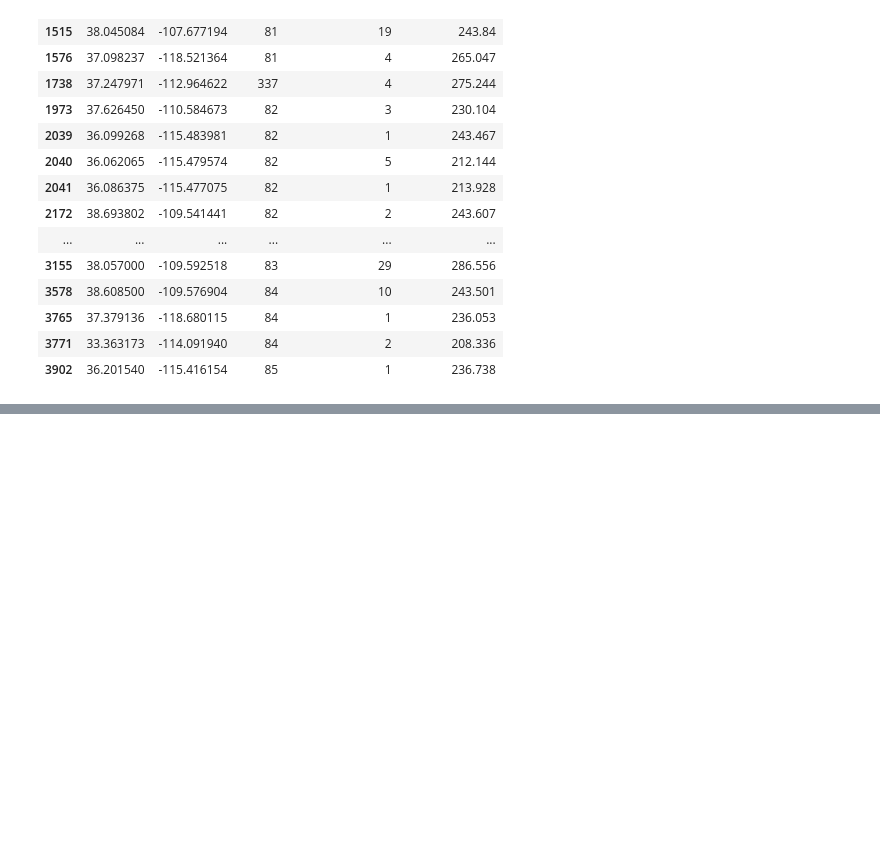
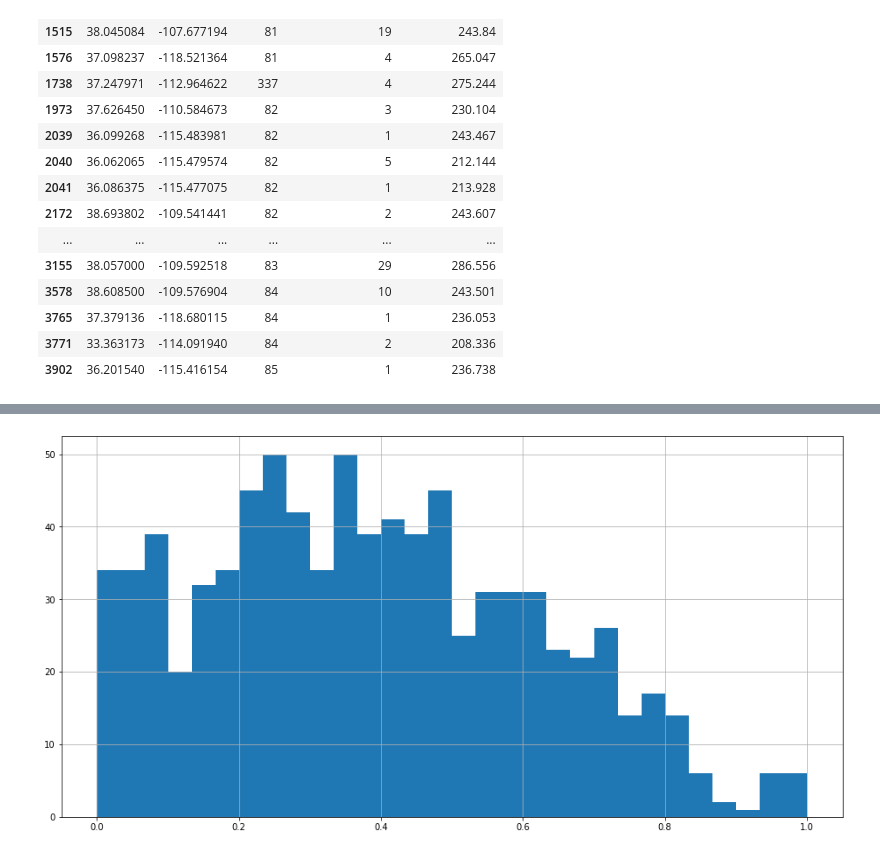
Before and after one commit to zebengberg/big-wall-finder, a Jupyter notebook: src/explore_data.ipynb, the cells around one changed output, grey strips where cells are left out. Cells and saved outputs as stored; diff of their text form; code cells hidden in the pictures; blank space fills up the shorter version.

```diff
--- a/src/explore_data.ipynb
+++ b/src/explore_data.ipynb
@@ -508,0 +225,4 @@ df.plot(x='mp_score', y='road_within_1000m', kind='scatter')
+# %%
+df.mp_score[df.mp_score > 0].hist(bins=30);
+# %% [output]
+[figure, added]
```
Also changed, not shown: parts of 60 cells of this notebook, 1 other file.
